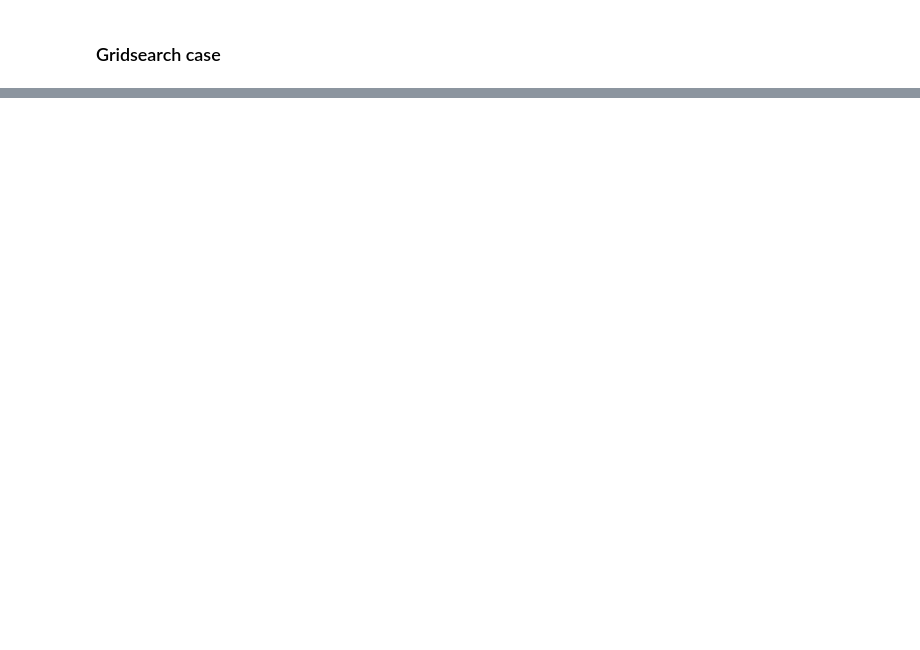
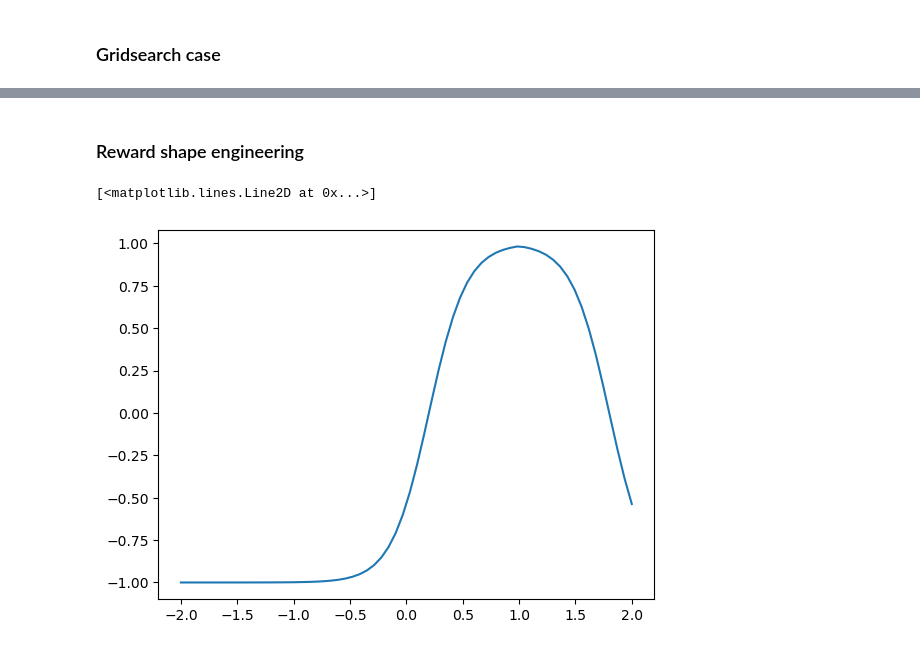
Before and after one commit to ZINZINBIN/RL-based-Reactor-Design-Optimization, a Jupyter notebook: analysis.ipynb, the cells around one changed output, grey strips where cells are left out. Cells and saved outputs as stored; diff of their text form; code cells hidden in the pictures; blank space fills up the shorter version.

Commit message:
update reward function

```diff
--- a/analysis.ipynb
+++ b/analysis.ipynb
@@ -211,0 +205,27 @@ RF_recirculating_rate : 0.100
+# %% [markdown]
+### Reward shape engineering
+# %%
+import math
+
+def compute_sigmoid(x):
+    return math.tanh(x)
+
+def reward_func(x, scale, a, x_min, x_max):
+    xn = x / scale
+    xnl = x_min / scale
+    xrl = x_max / scale
+
+    if xn < xrl:
+        reward = compute_sigmoid(a * (xn - xnl))
+    else:
+        reward = compute_sigmoid(a * (2 * xrl - xnl - xn))
+
+    return reward
+
+x = np.linspace(-2,2,64)
+y = np.array([reward_func(t, 1, 3, 0.2, 1.0) for t in x])
+
+plt.plot(x,y)
+# %% [output]
+[<matplotlib.lines.Line2D at 0x...>]
+[figure, added]
```
Also changed, not shown: parts of 6 cells of this notebook, 17 other files.
